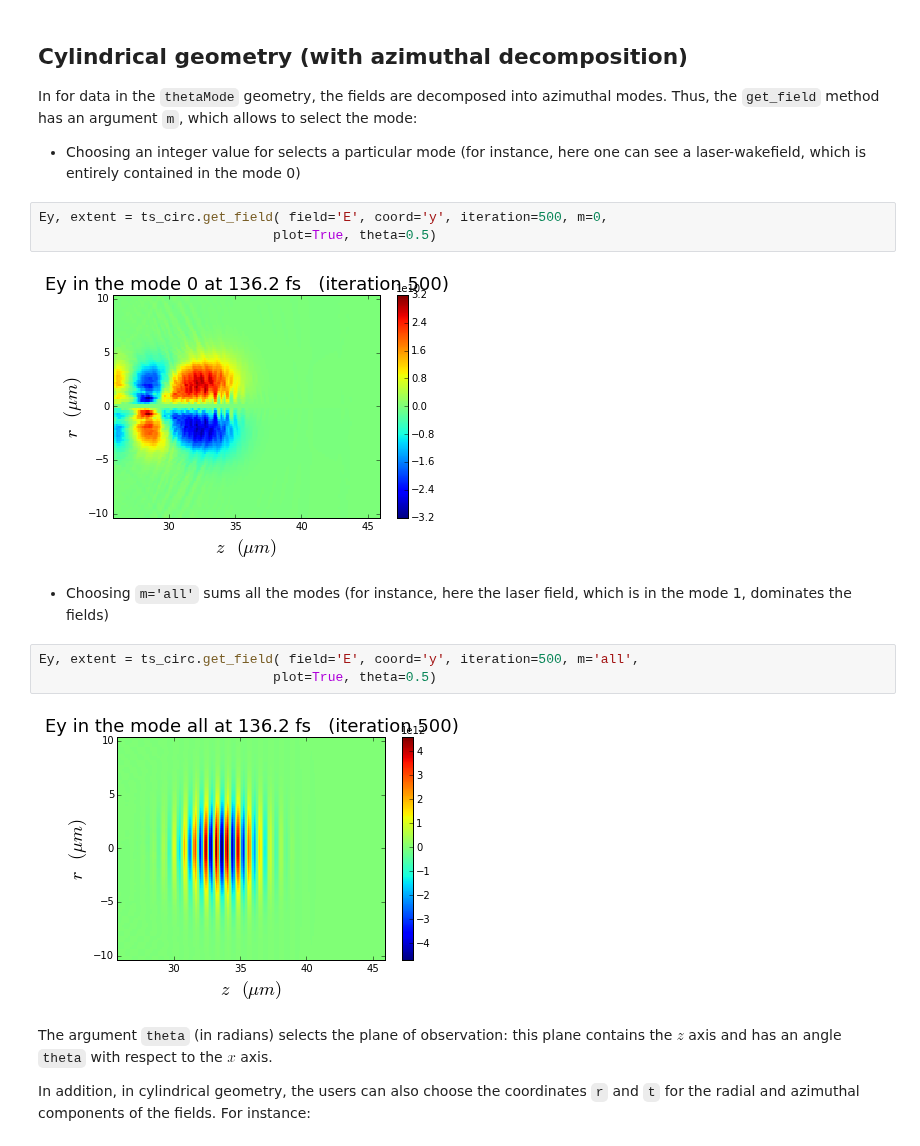
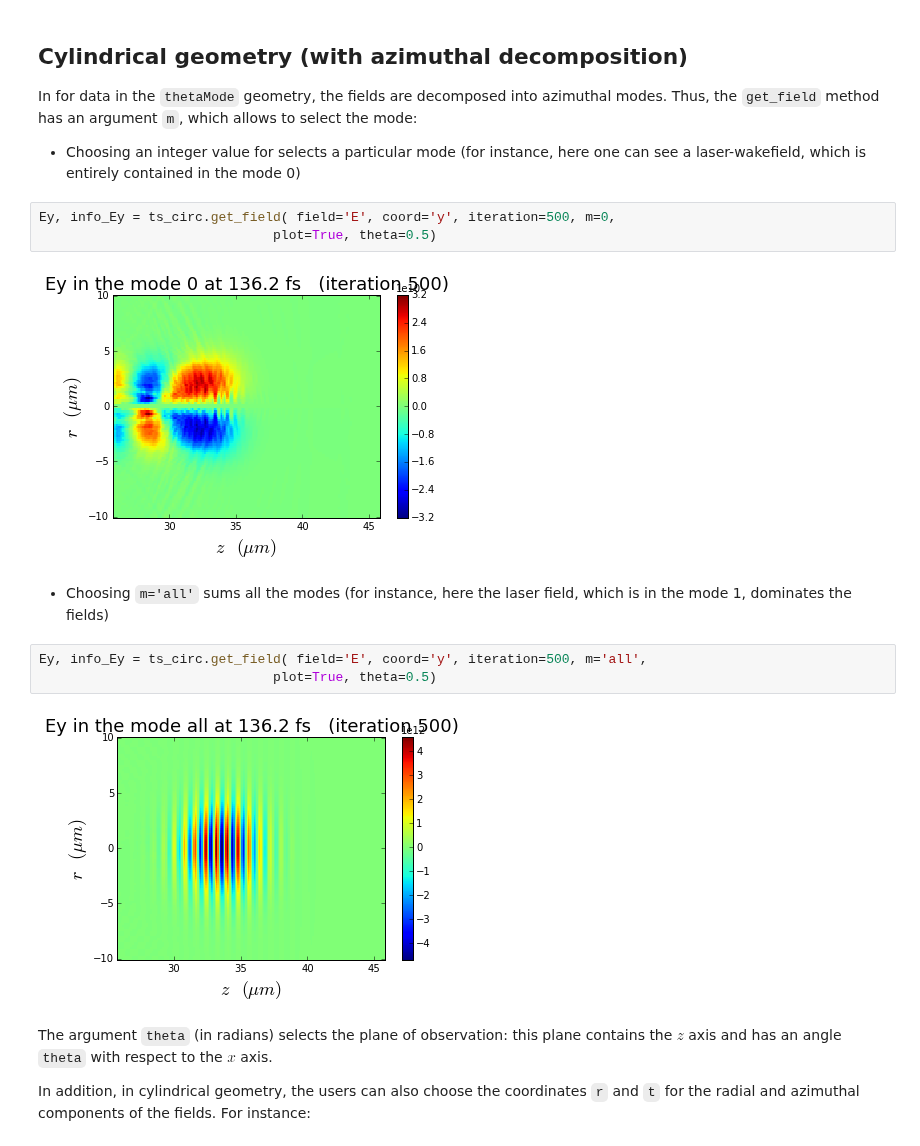
Before and after one commit to openPMD/openPMD-viewer, a Jupyter notebook: tutorials/2_Specific-field-geometries.ipynb, the cells around one changed output. Cells and saved outputs as stored; diff of their text form.

```diff
--- a/tutorials/2_Specific-field-geometries.ipynb
+++ b/tutorials/2_Specific-field-geometries.ipynb
@@ -71,17 +71,17 @@ In for data in the `thetaMode` geometry, the fields are decomposed into azimutha
 
 - Choosing an integer value for selects a particular mode (for instance, here one can see a laser-wakefield, which is entirely contained in the mode 0)
 # %%
-Ey, extent = ts_circ.get_field( field='E', coord='y', iteration=500, m=0,
+Ey, info_Ey = ts_circ.get_field( field='E', coord='y', iteration=500, m=0,
                               plot=True, theta=0.5)
 # %% [output]
-[figure, old version]
+[figure, new version]
 # %% [markdown]
 - Choosing `m='all'` sums all the modes (for instance, here the laser field, which is in the mode 1, dominates the fields)
 # %%
-Ey, extent = ts_circ.get_field( field='E', coord='y', iteration=500, m='all',
+Ey, info_Ey = ts_circ.get_field( field='E', coord='y', iteration=500, m='all',
                               plot=True, theta=0.5)
 # %% [output]
-[figure, old version]
+[figure, new version]
 # %% [markdown]
 The argument `theta` (in radians) selects the plane of observation: this plane contains the $z$ axis and has an angle `theta` with respect to the $x$ axis.
 
```
Also changed, not shown: parts of 5 cells of this notebook, 6 other files.
